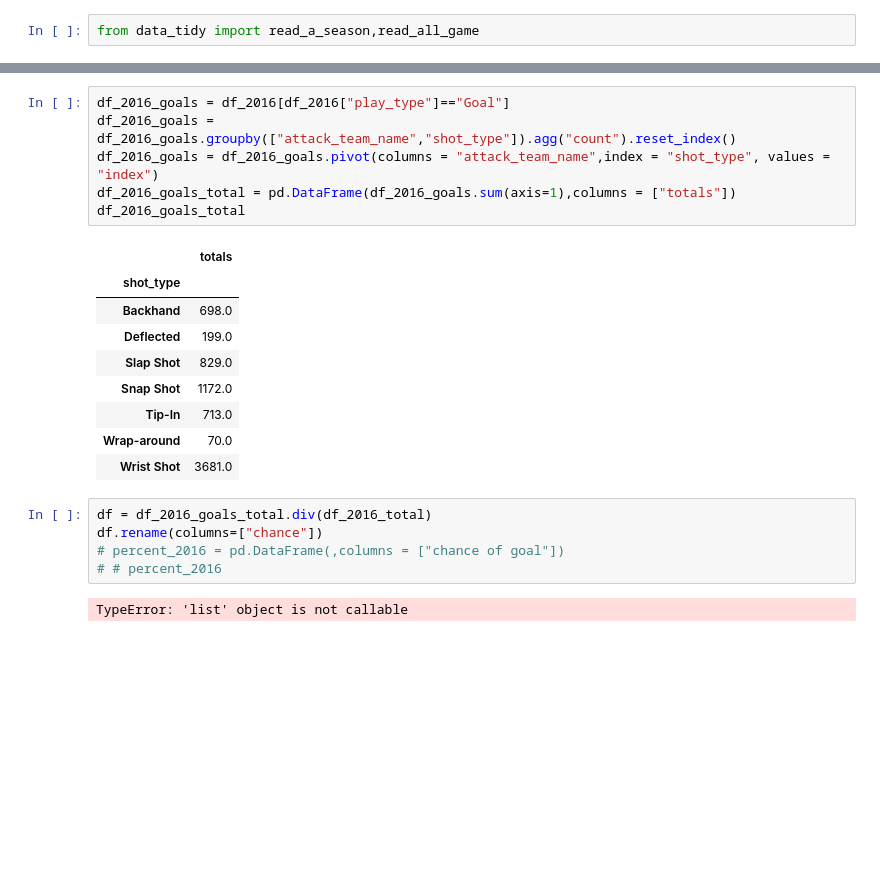
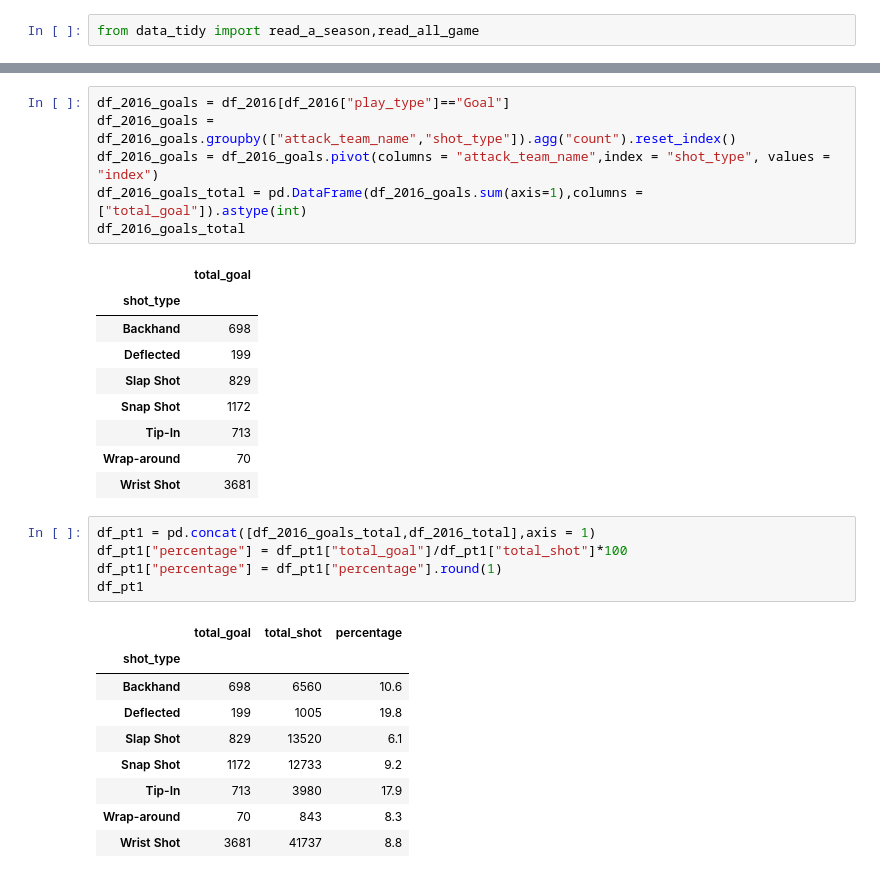
Before and after one commit to hfereidouni/DataScience, a Jupyter notebook: CodeBase/visualization_pt1.ipynb, the cells around one changed output, grey strips where cells are left out. Cells and saved outputs as stored; diff of their text form; blank space fills up the shorter version.

```diff
--- a/CodeBase/visualization_pt1.ipynb
+++ b/CodeBase/visualization_pt1.ipynb
@@ -50,23 +48,31 @@ df_2016_total
 # %%
 df_2016_goals = df_2016[df_2016["play_type"]=="Goal"]
 df_2016_goals = df_2016_goals.groupby(["attack_team_name","shot_type"]).agg("count").reset_index()
 df_2016_goals = df_2016_goals.pivot(columns = "attack_team_name",index = "shot_type", values = "index")
-df_2016_goals_total = pd.DataFrame(df_2016_goals.sum(axis=1),columns = ["totals"])
+df_2016_goals_total = pd.DataFrame(df_2016_goals.sum(axis=1),columns = ["total_goal"]).astype(int)
 df_2016_goals_total
 # %% [output]
-|  | totals |
+|  | total_goal |
 | shot_type |  |
-| Backhand | 698.0 |
-| Deflected | 199.0 |
-| Slap Shot | 829.0 |
-| Snap Shot | 1172.0 |
-| Tip-In | 713.0 |
-| Wrap-around | 70.0 |
-| Wrist Shot | 3681.0 |
+| Backhand | 698 |
+| Deflected | 199 |
+| Slap Shot | 829 |
+| Snap Shot | 1172 |
+| Tip-In | 713 |
+| Wrap-around | 70 |
+| Wrist Shot | 3681 |
-# %%
-df = df_2016_goals_total.div(df_2016_total)
-df.rename(columns=["chance"])
-# percent_2016 = pd.DataFrame(,columns = ["chance of goal"])
-# # percent_2016
-# %% [output]
-TypeError: 'list' object is not callable
+# %%
+df_pt1 = pd.concat([df_2016_goals_total,df_2016_total],axis = 1)
+df_pt1["percentage"] = df_pt1["total_goal"]/df_pt1["total_shot"]*100
+df_pt1["percentage"] = df_pt1["percentage"].round(1)
+df_pt1
+# %% [output]
+|  | total_goal | total_shot | percentage |
+| shot_type |  |  |  |
+| Backhand | 698 | 6560 | 10.6 |
+| Deflected | 199 | 1005 | 19.8 |
+| Slap Shot | 829 | 13520 | 6.1 |
+| Snap Shot | 1172 | 12733 | 9.2 |
+| Tip-In | 713 | 3980 | 17.9 |
+| Wrap-around | 70 | 843 | 8.3 |
+| Wrist Shot | 3681 | 41737 | 8.8 |
```
Also changed, not shown: parts of 10 cells of this notebook, 2 other files.
